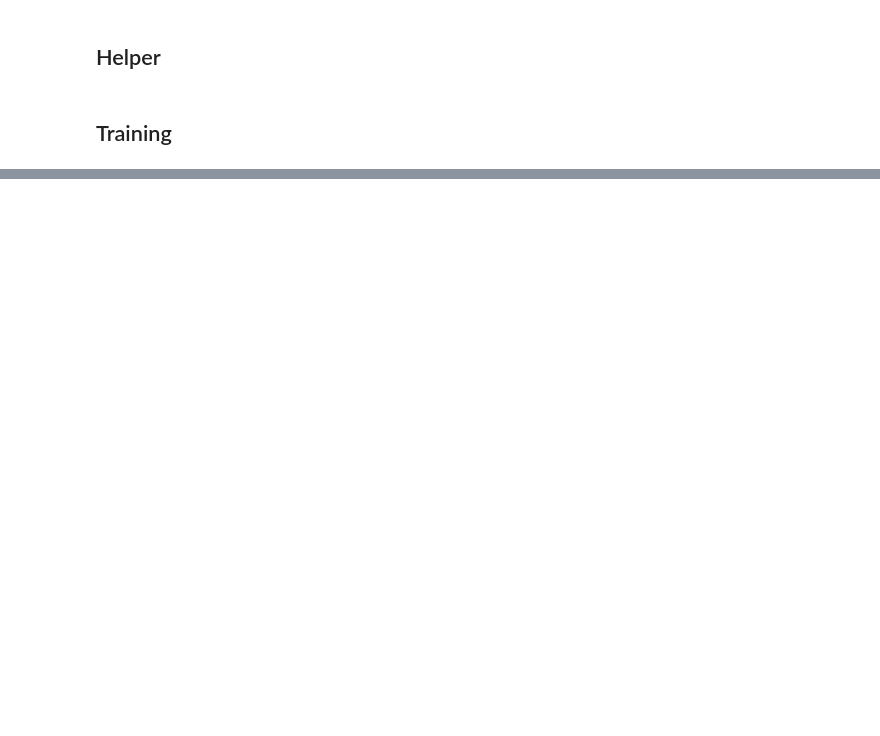
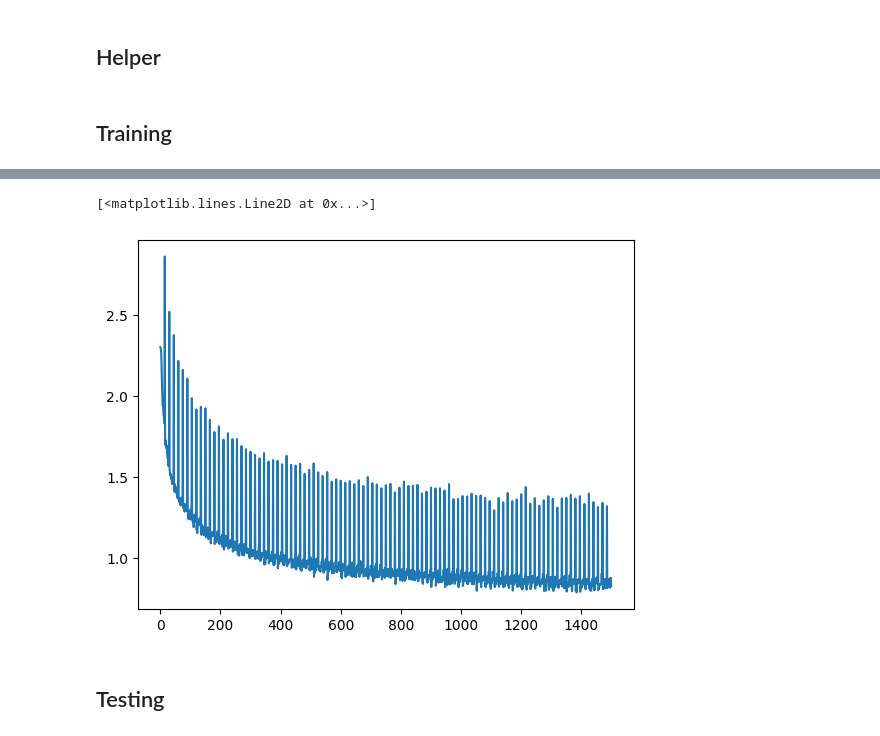
Before and after one commit to sonhm3029/Layer-Wise-Partitioning-and-Merging, a Jupyter notebook: main.ipynb, the cells around one changed output, grey strips where cells are left out. Saved outputs shown, nothing was run; the diff lists cells and outputs as text; code cells hidden in the pictures; blank space fills up the shorter version.

```diff
--- a/main.ipynb
+++ b/main.ipynb
@@ -205,7 +188,9 @@ criterion = nn.CrossEntropyLoss()
 optimizer = torch.optim.SGD(model.parameters(), lr=0.001, momentum=0.9)
 # %%
 running_loss = 0.0
-for epoch in range(1):  # loop over the dataset multiple times
+loss_his = []
+epochs = 100
+for epoch in range(epochs):  # loop over the dataset multiple times
 
     for i, data in enumerate(train_loader, 0):
 
@@ -222,18 +207,19 @@ for epoch in range(1):  # loop over the dataset multiple times
         optimizer.step()
 
         running_loss += loss.item()
-        if i % 1000 == 999:    # every 1000 mini-batches...
-            print(running_loss / 1000)
+        if i % 100 == 99:    # every 1000 mini-batches...
+            print(f"Epoch [{epoch}/{epochs}] - part [{i}/{len(train_loader)}] - Loss: {(running_loss / 100):.4f}")
+            loss_his.append(running_loss / 100)
             # ...log the running loss
-            writer.add_scalar('training loss',
-                            running_loss / 1000,
-                            epoch * len(train_loader) + i)
+            # writer.add_scalar('training loss',
+            #                 running_loss / 1000,
+            #                 epoch * len(train_loader) + i)
 
-            # ...log a Matplotlib Figure showing the model's predictions on a
-            # random mini-batch
-            writer.add_figure('predictions vs. actuals',
-                            plot_classes_preds(model, inputs, labels),
-                            global_step=epoch * len(train_loader) + i)
+            # # ...log a Matplotlib Figure showing the model's predictions on a
+            # # random mini-batch
+            # writer.add_figure('predictions vs. actuals',
+            #                 plot_classes_preds(model, inputs, labels),
+            #                 global_step=epoch * len(train_loader) + i)
             running_loss = 0.0
 print('Finished Training')
 # %% [output]
@@ -252,0 +245,5 @@ Finished Training
+# %%
+plt.plot(loss_his)
+# %% [output]
+[<matplotlib.lines.Line2D at 0x...>]
+[figure, added]
@@ -252,0 +255,2 @@ Finished Training
+# %% [markdown]
+## Testing
```
Also changed, not shown: parts of 10 cells of this notebook, 1 other file.
